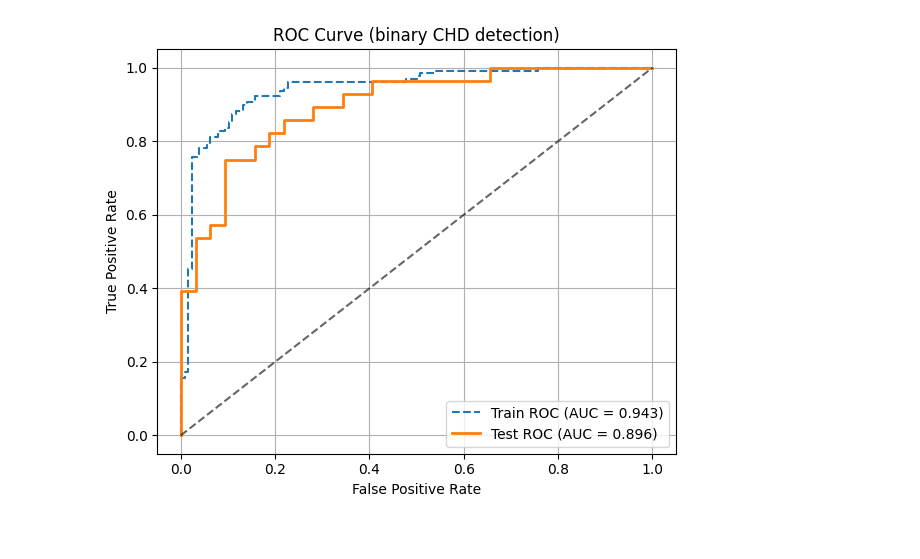
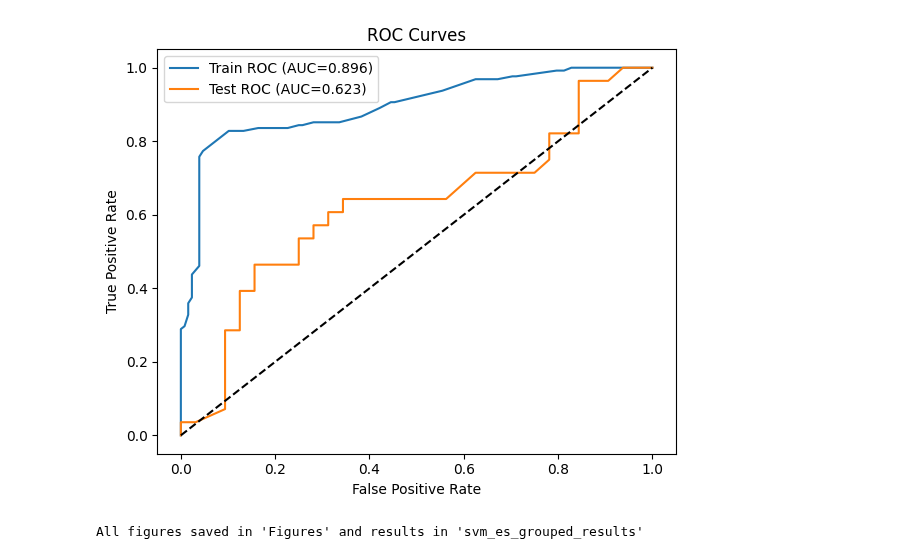
Before and after one commit to asheta66/Machine-Learning-2024, a Jupyter notebook: Classification/ES_SVM_Heart_Disease_Classification_Ver2.ipynb, the cells around one changed output. Saved outputs shown, nothing was run; the diff lists cells and outputs as text; code cells hidden in the pictures.

```diff
--- a/Classification/ES_SVM_Heart_Disease_Classification_Ver2.ipynb
+++ b/Classification/ES_SVM_Heart_Disease_Classification_Ver2.ipynb
@@ -253,0 +85,18 @@ plt.show()
+# %%
+# -----------------------------
+# Prepare data for SVM
+# -----------------------------
+df['CHD_binary'] = (df['Class'] != 0).astype(int)
+X = df[group_features_list]
+y = df['CHD_binary']
+
+# One-hot encode categorical features
+ohe = OneHotEncoder(sparse_output=False, drop='first')
+X_encoded = ohe.fit_transform(X)
+
+# Train/test split
+X_train, X_test, y_train, y_test = train_test_split(X_encoded, y, test_size=0.2, random_state=23, stratify=y)
+
+# SMOTE oversampling
+smote = SMOTE(random_state=42)
+X_train_smote, y_train_smote = smote.fit_resample(X_train, y_train)
@@ -254,16 +191,32 @@ plt.show()
 # %%
+# -----------------------------
+# ROC curves
+# -----------------------------
+y_train_prob = final_svm.predict_proba(X_train_smote)[:,1]
+y_test_prob = final_svm.predict_proba(X_test)[:,1]
+
+fpr_train, tpr_train, _ = roc_curve(y_train_smote,y_train_prob)
+fpr_test, tpr_test, _ = roc_curve(y_test,y_test_prob)
+roc_auc_train, roc_auc_test = auc(fpr_train,tpr_train), auc(fpr_test,tpr_test)
+
 plt.figure(figsize=(6,5))
-plt.plot(fpr_train, tpr_train, label=f'Train ROC (AUC = {roc_auc_train:.3f})', linestyle='--')
-plt.plot(fpr_test, tpr_test, label=f'Test ROC (AUC = {roc_auc_test:.3f})', linewidth=2)
-plt.plot([0,1], [0,1], 'k--', alpha=0.6)
-plt.xlabel('False Positive Rate')
-plt.ylabel('True Positive Rate')
-plt.title('ROC Curve (binary CHD detection)')
-plt.legend(loc='lower right')
-plt.grid(True)
-plt.tight_layout()
-plt.savefig('roc_curve.png')
-plt.show()
+plt.plot(fpr_train,tpr_train,label=f'Train ROC (AUC={roc_auc_train:.3f})')
+plt.plot(fpr_test,tpr_test,label=f'Test ROC (AUC={roc_auc_test:.3f})')
+plt.plot([0,1],[0,1],'k--')
+plt.xlabel('False Positive Rate'); plt.ylabel('True Positive Rate'); plt.title('ROC Curves')
+plt.legend(); plt.tight_layout(); plt.savefig(os.path.join(output_dir,"roc_curves.png")); plt.show()
+
+# -----------------------------
+# Save metrics & ES history
+# -----------------------------
+results_folder = 'svm_es_grouped_results'
+os.makedirs(results_folder, exist_ok=True)
+metrics_df.to_csv(os.path.join(results_folder,'metrics_train_test.csv'))
+pd.DataFrame({'generation_best_cv': es_result['history_best'],
+              'generation_avg_cv': es_result['history_avg']}).to_csv(os.path.join(results_folder,'es_history.csv'))
+
+print(f"\nAll figures saved in '{output_dir}' and results in '{results_folder}'")
 # %% [output]
-[figure, old version]
+[figure, new version]
+All figures saved in 'Figures' and results in 'svm_es_grouped_results'
 # %%
```
Also changed, not shown: parts of 12 cells of this notebook.
